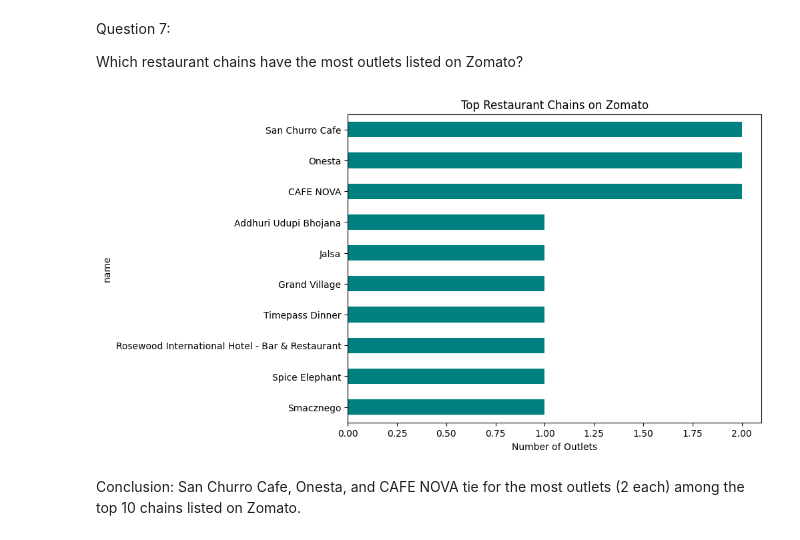
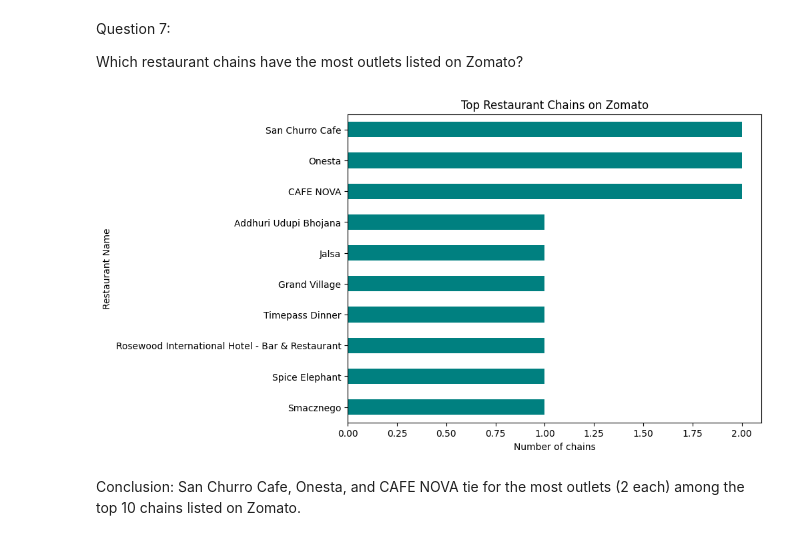
Before and after one commit to Vanshaj14Mohan/Zomata-Data-Analysis, a Jupyter notebook: Files/main.ipynb, the cells around one changed output. Cells and saved outputs as stored; diff of their text form; code cells hidden in the pictures.

```diff
--- a/Files/main.ipynb
+++ b/Files/main.ipynb
@@ -202,14 +202,15 @@ Which restaurant chains have the most outlets listed on Zomato?
 # %%
 # Count restaurants by name
 plt.figure(figsize=(8, 6))
 restaurant_chains = df['name'].value_counts().head(10)
 restaurant_chains.plot(kind='barh', color='teal')
-plt.xlabel("Number of Outlets")
+plt.xlabel("Number of chains", fontsize=10)
+plt.ylabel("Restaurant Name", fontsize=10)
 plt.title("Top Restaurant Chains on Zomato")
 plt.gca().invert_yaxis()
 plt.show()
 # %% [output]
-[figure, old version]
+[figure, new version]
 # %% [markdown]
 Conclusion: San Churro Cafe, Onesta, and CAFE NOVA tie for the most outlets (2 each) among the top 10 chains listed on Zomato.
 # %% [markdown]
```
Also changed, not shown: parts of 1 cell of this notebook.
